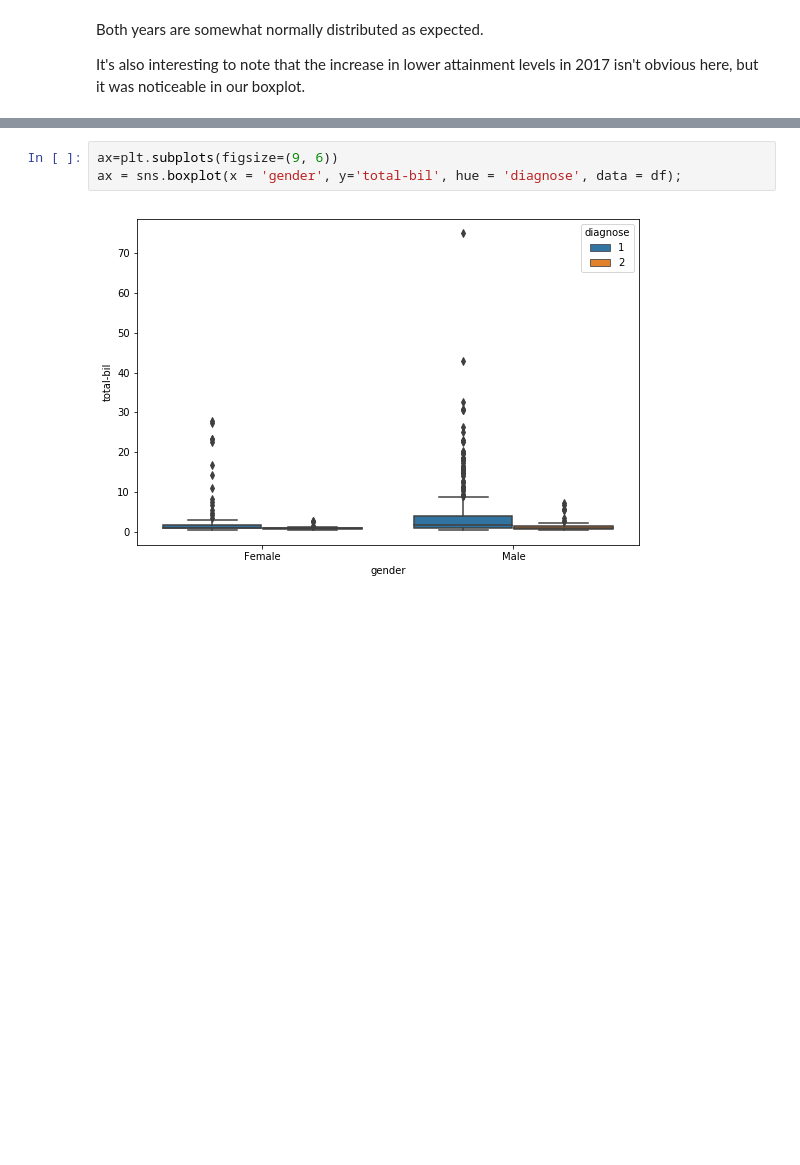
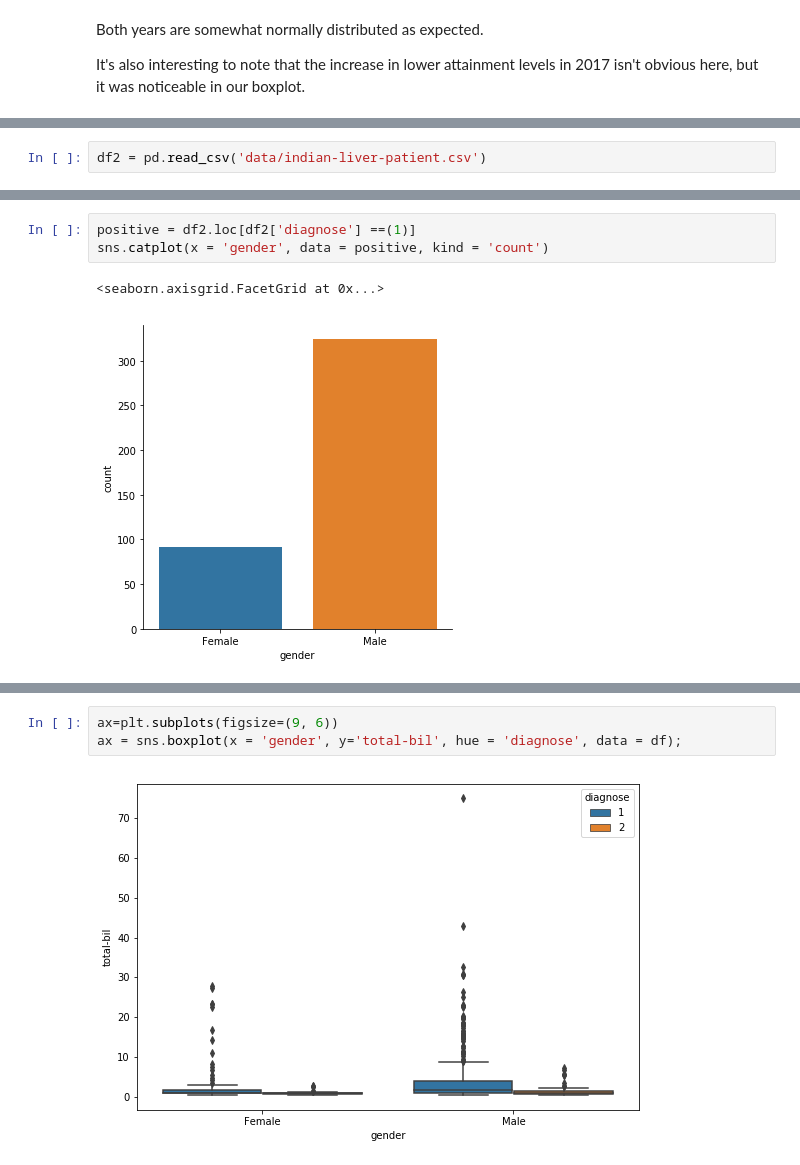
Before and after one commit to MarionMcG/fundamentals_data_analysis, a Jupyter notebook: boxplots.ipynb, the cells around one changed output, grey strips where cells are left out. Drawn from its saved outputs; the diff is of its cells as text; blank space fills up the shorter version.

```diff
--- a/boxplots.ipynb
+++ b/boxplots.ipynb
@@ -281,0 +264,2 @@ df.describe()
+# %%
+df2 = pd.read_csv('data/indian-liver-patient.csv')
@@ -300,0 +309,6 @@ ax = sns.boxplot(x = 'gender', y='direct-bil', hue = 'diagnose', data = df);
+# %%
+positive = df2.loc[df2['diagnose'] ==(1)]
+sns.catplot(x = 'gender', data = positive, kind = 'count')
+# %% [output]
+<seaborn.axisgrid.FacetGrid at 0x...>
+[figure, added]
```
Also changed, not shown: parts of 18 cells of this notebook.
